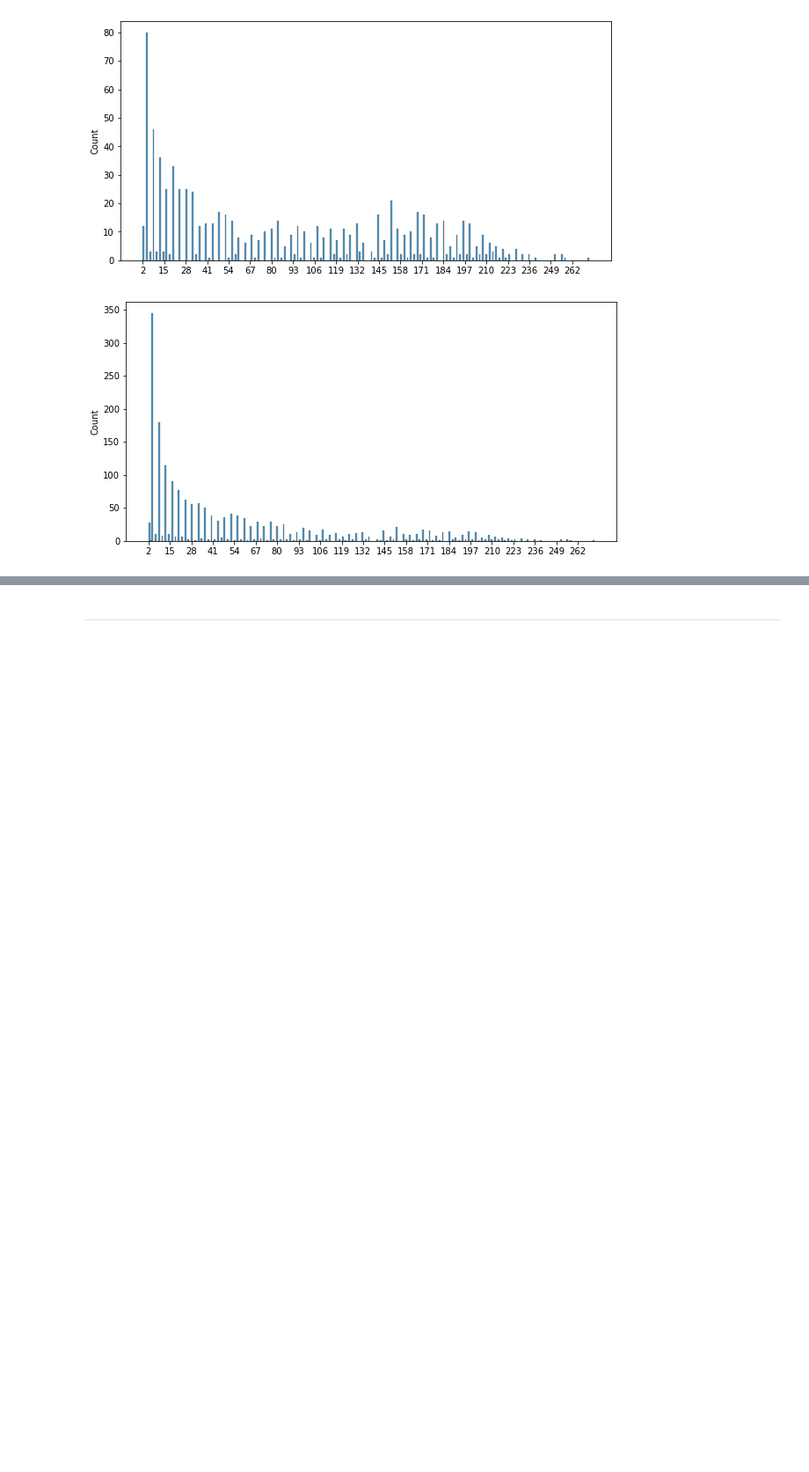
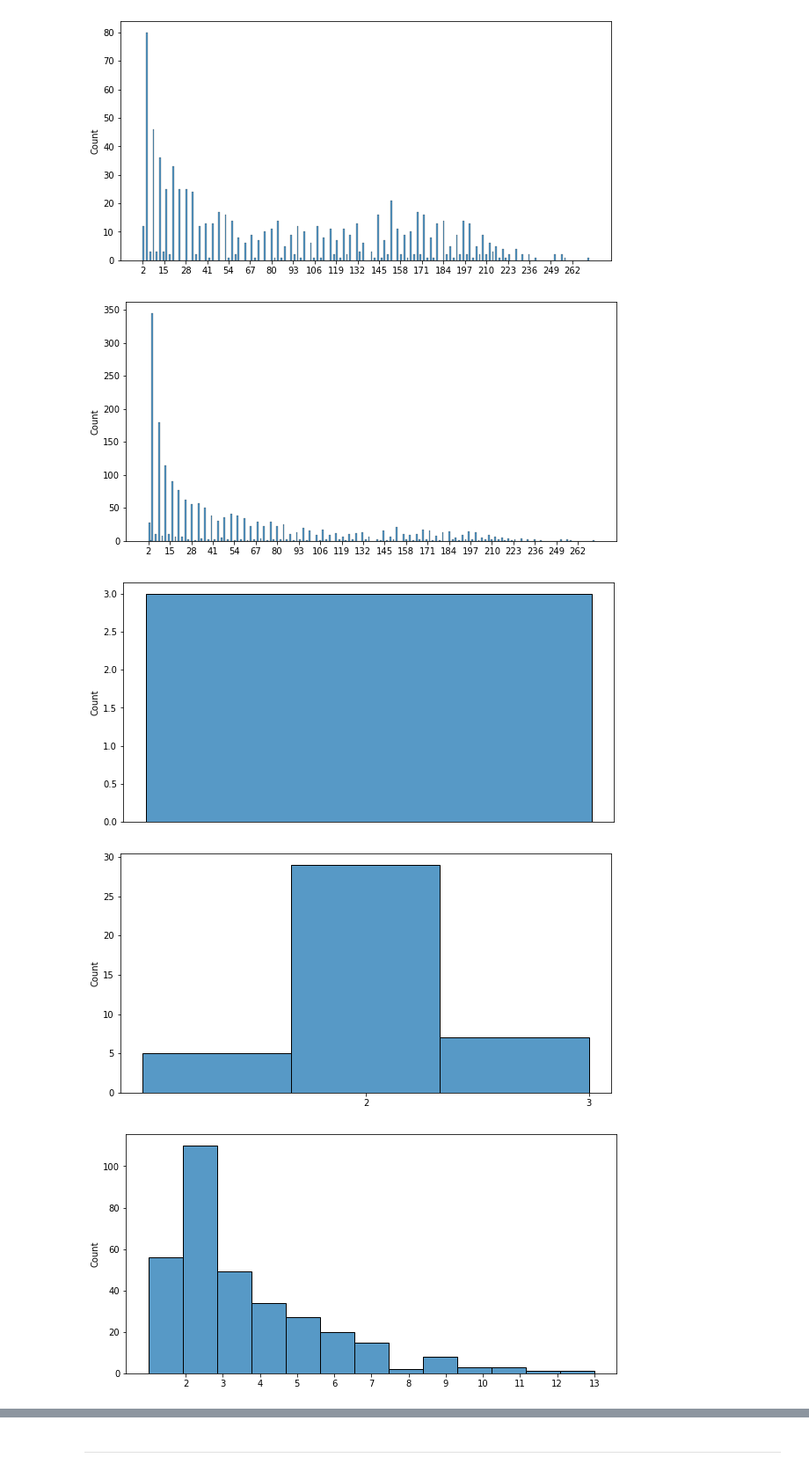
Before and after one commit to martin-krutsky/rubik-dl-symmetries, a Jupyter notebook: positionalNetworks.ipynb, the cells around one changed output, grey strips where cells are left out. Shown: that part at 88% size. Saved outputs shown, nothing was run; the diff lists cells and outputs as text; code cells hidden in the pictures; blank space fills up the shorter version.

```diff
--- a/positionalNetworks.ipynb
+++ b/positionalNetworks.ipynb
@@ -236,3 +295,9 @@ plot_distance_compressions(distance_all_acts_volume, 'volumeNet/from_activations
 [figure]
 [figure]
 [figure]
+# %%
+plot_class_ids_per_compressions(distance_all_acts_volume, df, 'volumeNet/from_activations')
+# %% [output]
+[figure, added]
+[figure, added]
+[figure, added]
```
Also changed, not shown: parts of 20 cells of this notebook, 37 other files.
